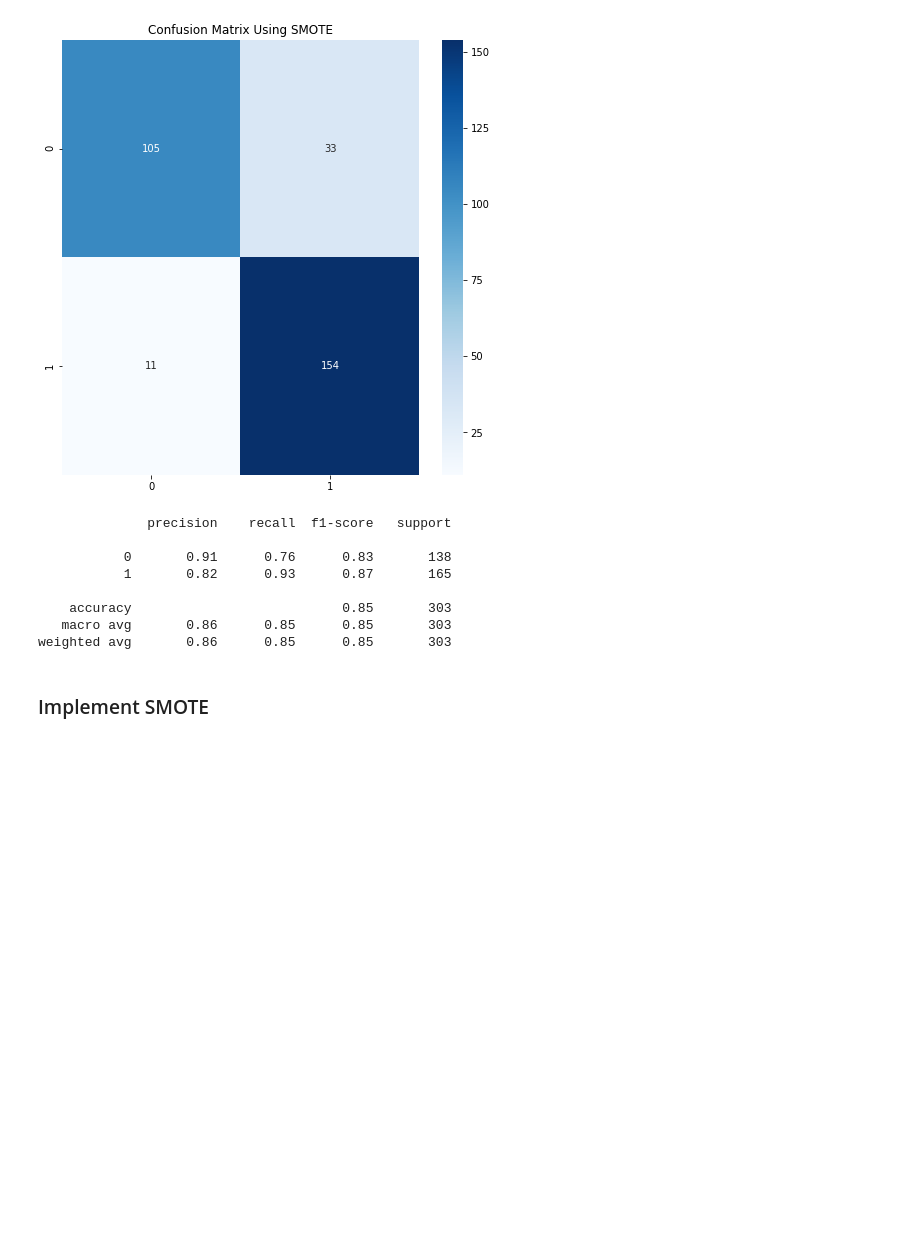
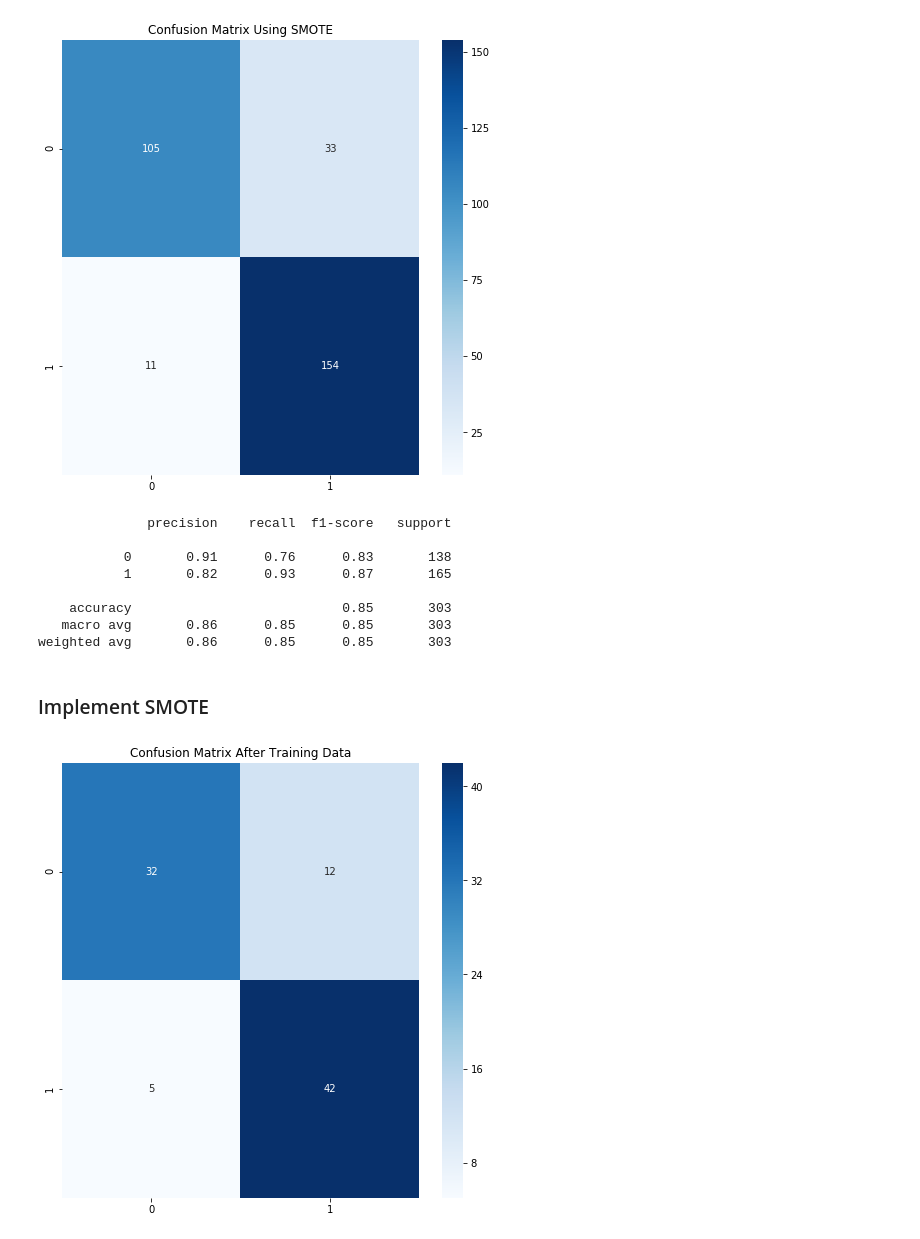
Before and after one commit to joseh4/Detecting_Heart_Disease, a Jupyter notebook: Machine_Learning_Notebook.ipynb, the cells around one changed output. Saved outputs shown, nothing was run; the diff lists cells and outputs as text; code cells hidden in the pictures; blank space fills up the shorter version.

Commit message:
graph of confusion matrix

```diff
--- a/Machine_Learning_Notebook.ipynb
+++ b/Machine_Learning_Notebook.ipynb
@@ -295,3 +295,14 @@ X_train, X_test, y_train, y_test = train_test_split(X, y, test_size = 0.3, rando
 # %%
 sm = SMOTE(random_state = 2)
 X_train_res, y_train_res = sm.fit_sample(X_train, y_train)
+# %%
+fig = plt.figure(figsize = (8,8))
+sns.heatmap(cm, annot = True, fmt='g', cmap = 'Blues').set_title("Confusion Matrix After Training Data")
+fig.show()
+
+# 32 people True Positive - tested positive and have HD
+# 12 people False Positive - tested positive, but do not have HD
+# 5 people False Negative - tested negative, but have HD
+# 42 people True Negative - tested negative and do not have HD
+# %% [output]
+[figure, added]
```
